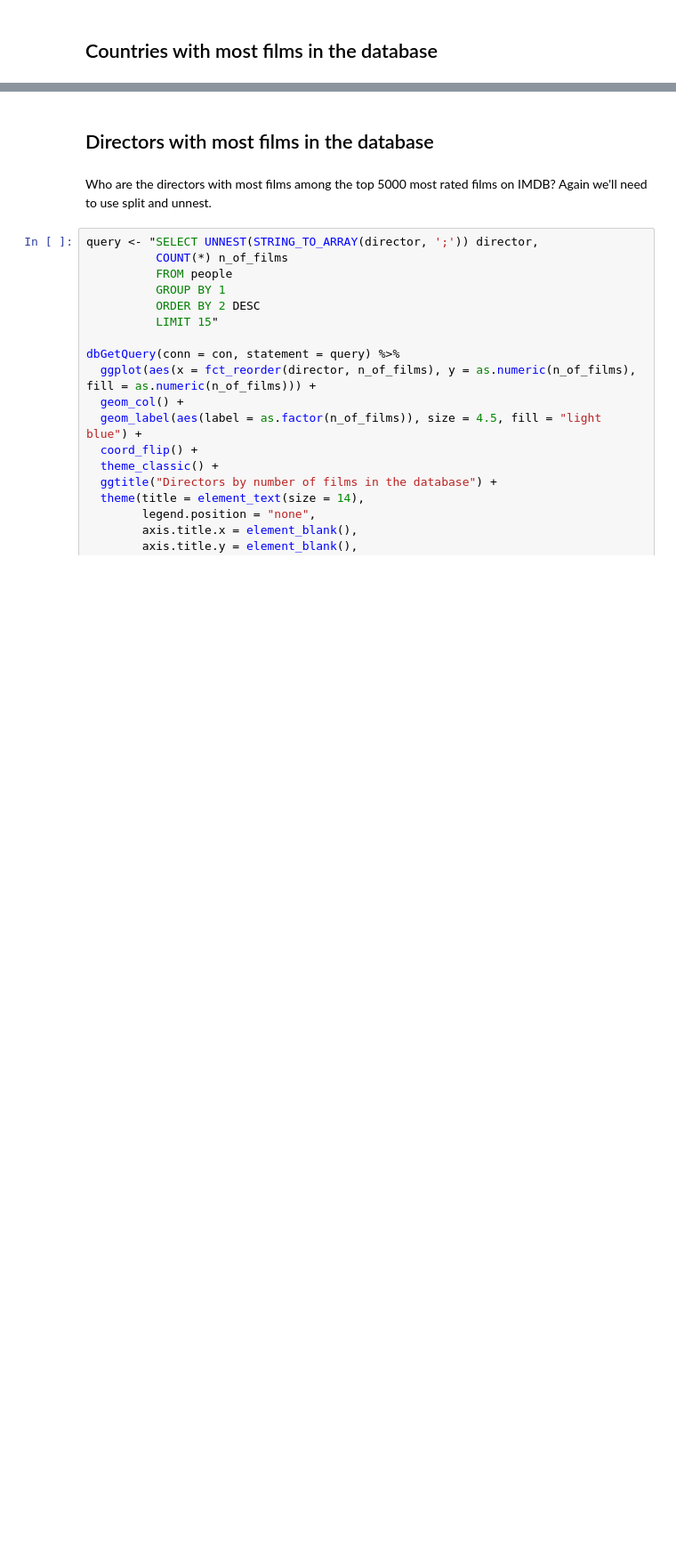
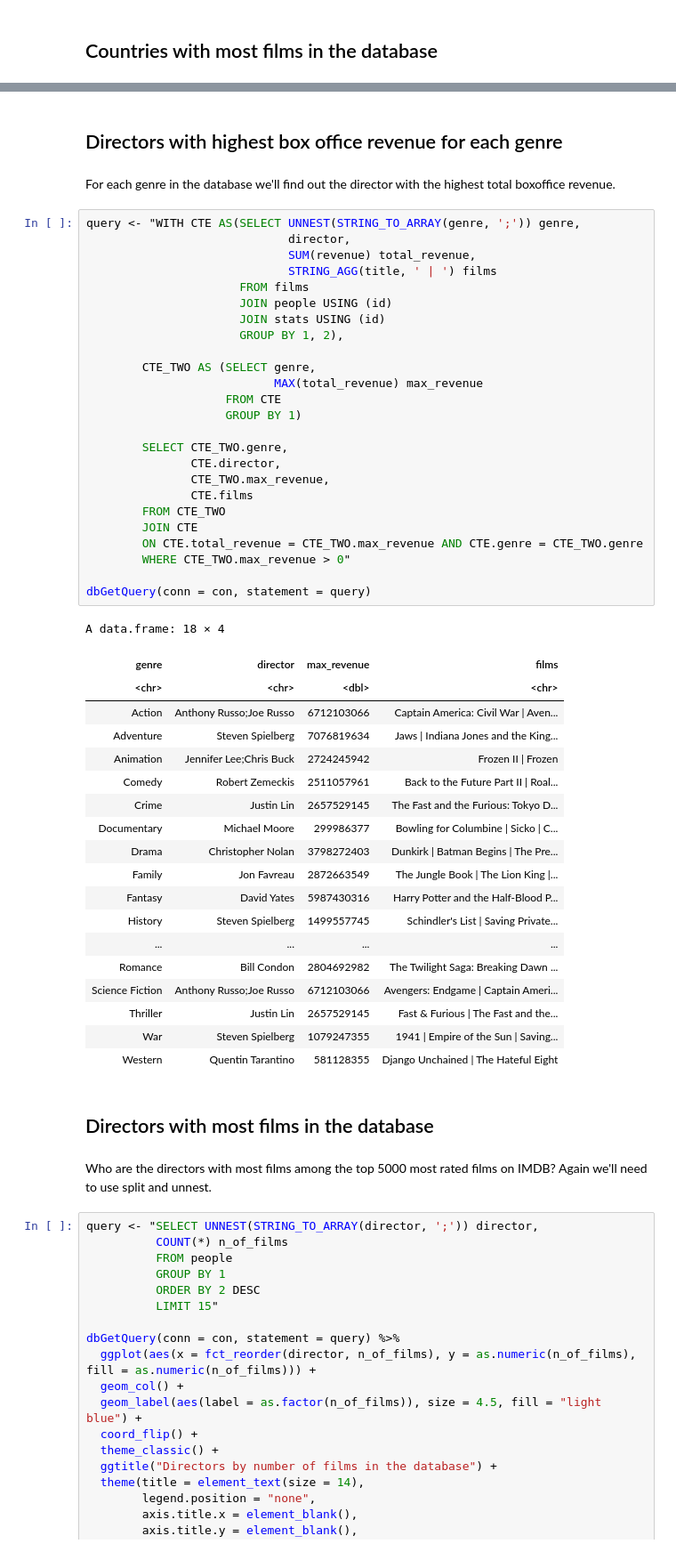
Before and after one commit to JacopoMalatesta/imdb_most_popular_films, a Jupyter notebook: scripts/04 - Querying and visualizing the results with SQL and R.ipynb, the cells around one changed output, grey strips where cells are left out. Shown at 89% size. Saved outputs shown, nothing was run; the diff lists cells and outputs as text; blank space fills up the shorter version.

```diff
--- a/scripts/04 - Querying and visualizing the results with SQL and R.ipynb
+++ b/scripts/04 - Querying and visualizing the results with SQL and R.ipynb
@@ -159,3 +159,52 @@ scale_colour_brewer(palette = "Set1")
+# %% [markdown]
+## Directors with highest box office revenue for each genre
+# %% [markdown]
+For each genre in the database we'll find out the director with the highest total boxoffice revenue.
+# %%
+query <- "WITH CTE AS(SELECT UNNEST(STRING_TO_ARRAY(genre, ';')) genre,
+                             director,
+                             SUM(revenue) total_revenue,
+                             STRING_AGG(title, ' | ') films
+                      FROM films
+                      JOIN people USING (id)
+                      JOIN stats USING (id)
+                      GROUP BY 1, 2),
+
+        CTE_TWO AS (SELECT genre,
+                           MAX(total_revenue) max_revenue
+                    FROM CTE
+                    GROUP BY 1)
+
+        SELECT CTE_TWO.genre,
+               CTE.director,
+               CTE_TWO.max_revenue,
+               CTE.films
+        FROM CTE_TWO
+        JOIN CTE
+        ON CTE.total_revenue = CTE_TWO.max_revenue AND CTE.genre = CTE_TWO.genre
+        WHERE CTE_TWO.max_revenue > 0"
+
+dbGetQuery(conn = con, statement = query)
+# %% [output]
+A data.frame: 18 × 4
+| genre | director | max_revenue | films |
+| <chr> | <chr> | <dbl> | <chr> |
+| Action | Anthony Russo;Joe Russo | 6712103066 | Captain America: Civil War | Aven... |
+| Adventure | Steven Spielberg | 7076819634 | Jaws | Indiana Jones and the King... |
+| Animation | Jennifer Lee;Chris Buck | 2724245942 | Frozen II | Frozen |
+| Comedy | Robert Zemeckis | 2511057961 | Back to the Future Part II | Roal... |
+| Crime | Justin Lin | 2657529145 | The Fast and the Furious: Tokyo D... |
+| Documentary | Michael Moore | 299986377 | Bowling for Columbine | Sicko | C... |
+| Drama | Christopher Nolan | 3798272403 | Dunkirk | Batman Begins | The Pre... |
+| Family | Jon Favreau | 2872663549 | The Jungle Book | The Lion King |... |
+| Fantasy | David Yates | 5987430316 | Harry Potter and the Half-Blood P... |
+| History | Steven Spielberg | 1499557745 | Schindler's List | Saving Private... |
+| ... | ... | ... | ... |
+| Romance | Bill Condon | 2804692982 | The Twilight Saga: Breaking Dawn ... |
+| Science Fiction | Anthony Russo;Joe Russo | 6712103066 | Avengers: Endgame | Captain Ameri... |
+| Thriller | Justin Lin | 2657529145 | Fast & Furious | The Fast and the... |
+| War | Steven Spielberg | 1079247355 | 1941 | Empire of the Sun | Saving... |
+| Western | Quentin Tarantino | 581128355 | Django Unchained | The Hateful Eight |
 # %% [markdown]
 ## Directors with most films in the database
 # %% [markdown]
```
Also changed, not shown: parts of 6 cells of this notebook.
